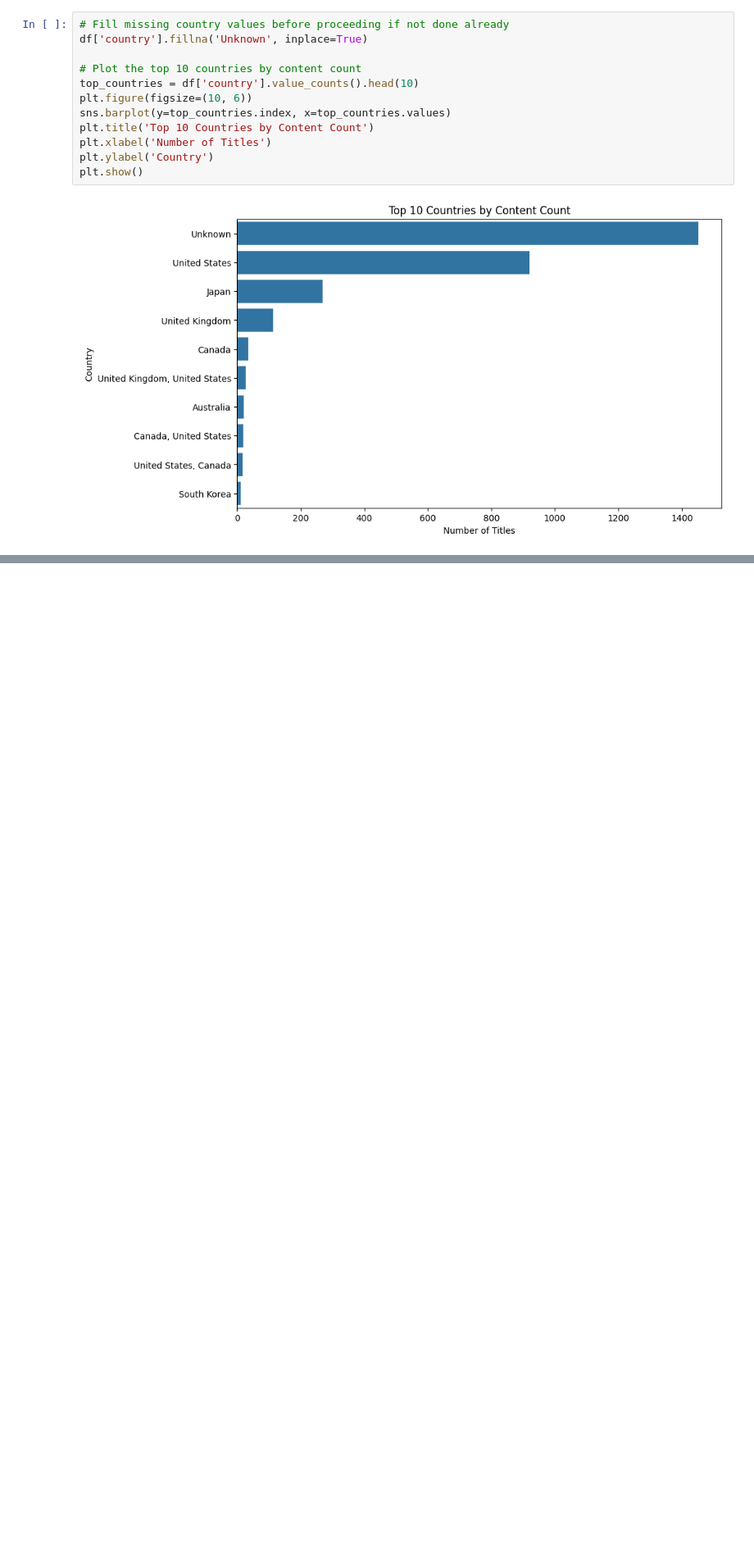
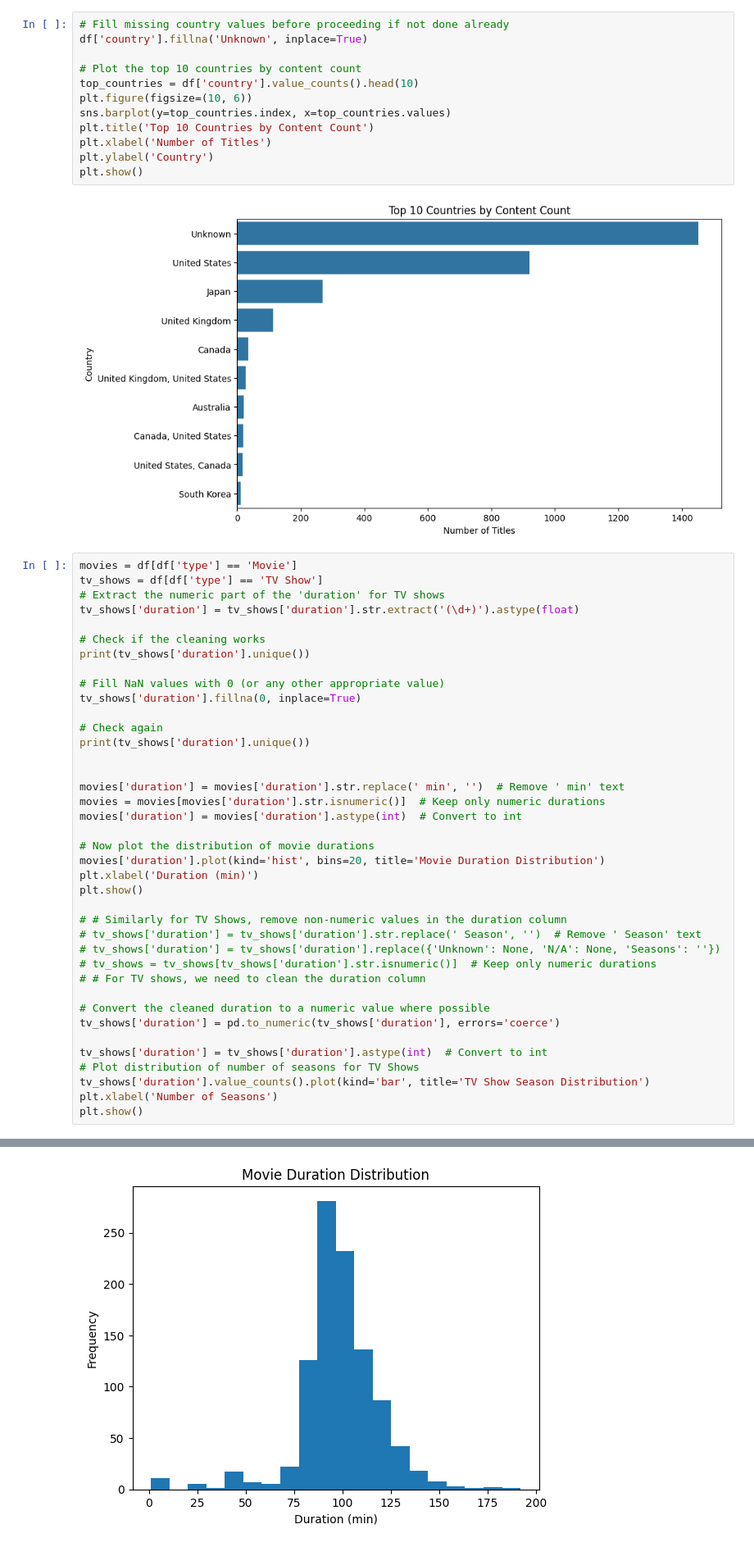
Before and after one commit to abshwabu/hulu_shows, a Jupyter notebook: app.ipynb, the cells around one changed output, grey strips where cells are left out. Shown at 82% size. Drawn from its saved outputs; the diff is of its cells as text; blank space fills up the shorter version.

Commit message:
Duration Distribution

```diff
--- a/app.ipynb
+++ b/app.ipynb
@@ -135,3 +135,43 @@ plt.ylabel('Country')
 plt.show()
 # %% [output]
 [figure]
+# %%
+movies = df[df['type'] == 'Movie']
+tv_shows = df[df['type'] == 'TV Show']
+# Extract the numeric part of the 'duration' for TV shows
+tv_shows['duration'] = tv_shows['duration'].str.extract('(\d+)').astype(float)
+
+# Check if the cleaning works
+print(tv_shows['duration'].unique())
+
+# Fill NaN values with 0 (or any other appropriate value)
+tv_shows['duration'].fillna(0, inplace=True)
+
+# Check again
+print(tv_shows['duration'].unique())
+
+
+movies['duration'] = movies['duration'].str.replace(' min', '')  # Remove ' min' text
+movies = movies[movies['duration'].str.isnumeric()]  # Keep only numeric durations
+movies['duration'] = movies['duration'].astype(int)  # Convert to int
+
+# Now plot the distribution of movie durations
+movies['duration'].plot(kind='hist', bins=20, title='Movie Duration Distribution')
+plt.xlabel('Duration (min)')
+plt.show()
+
+# # Similarly for TV Shows, remove non-numeric values in the duration column
+# tv_shows['duration'] = tv_shows['duration'].str.replace(' Season', '')  # Remove ' Season' text
+# tv_shows['duration'] = tv_shows['duration'].replace({'Unknown': None, 'N/A': None, 'Seasons': ''})
+# tv_shows = tv_shows[tv_shows['duration'].str.isnumeric()]  # Keep only numeric durations
+# # For TV shows, we need to clean the duration column
+
+# Convert the cleaned duration to a numeric value where possible
+tv_shows['duration'] = pd.to_numeric(tv_shows['duration'], errors='coerce')
+
+tv_shows['duration'] = tv_shows['duration'].astype(int)  # Convert to int
+# Plot distribution of number of seasons for TV Shows
+tv_shows['duration'].value_counts().plot(kind='bar', title='TV Show Season Distribution')
+plt.xlabel('Number of Seasons')
+plt.show()
+# %% [output]
@@ -137,0 +202 @@ plt.show()
+[figure, added]
```
Also changed, not shown: parts of 1 cell of this notebook.
